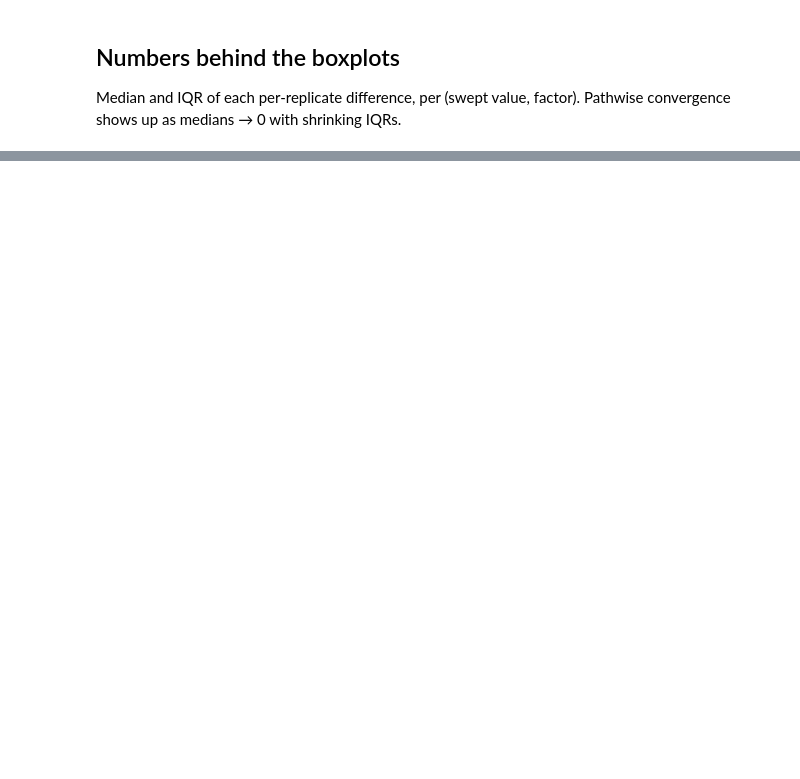
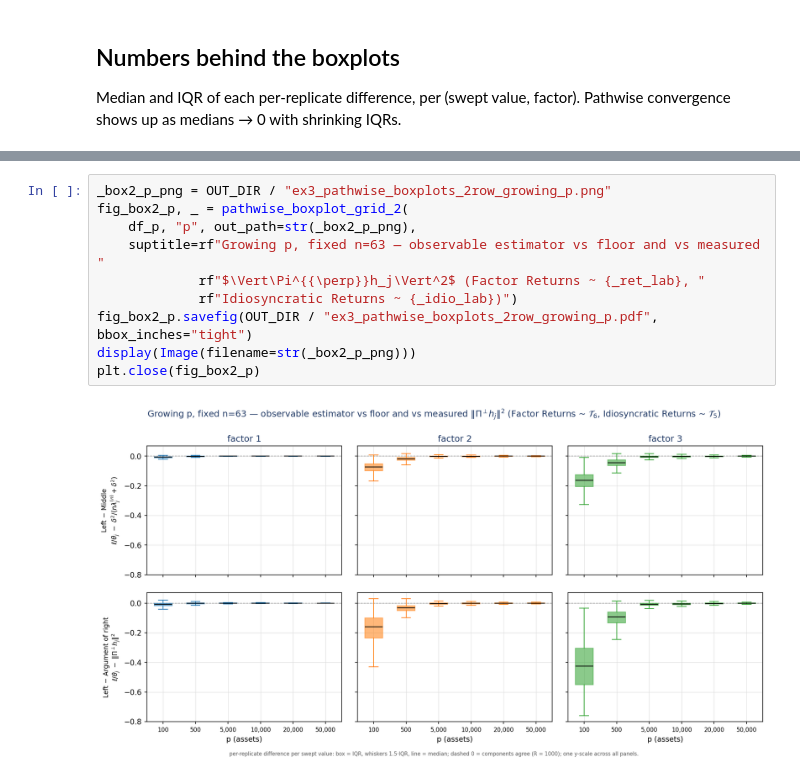
Before and after one commit to nlgac/factor_lab, a Jupyter notebook: ex-3_pathwise_formula31.ipynb, the cells around one changed output, grey strips where cells are left out. Saved outputs shown, nothing was run; the diff lists cells and outputs as text; blank space fills up the shorter version.

```diff
--- a/ex-3_pathwise_formula31.ipynb
+++ b/ex-3_pathwise_formula31.ipynb
@@ -418,0 +534,12 @@ print(f"saved 4 figures (png+pdf) to {OUT_DIR}")
+# %%
+_box2_p_png = OUT_DIR / "ex3_pathwise_boxplots_2row_growing_p.png"
+fig_box2_p, _ = pathwise_boxplot_grid_2(
+    df_p, "p", out_path=str(_box2_p_png),
+    suptitle=rf"Growing p, fixed n=63 — observable estimator vs floor and vs measured "
+             rf"$\Vert\Pi^{{\perp}}h_j\Vert^2$ (Factor Returns ~ {_ret_lab}, "
+             rf"Idiosyncratic Returns ~ {_idio_lab})")
+fig_box2_p.savefig(OUT_DIR / "ex3_pathwise_boxplots_2row_growing_p.pdf", bbox_inches="tight")
+display(Image(filename=str(_box2_p_png)))
+plt.close(fig_box2_p)
+# %% [output]
+[figure, added]
```
Also changed, not shown: parts of 15 cells of this notebook.
